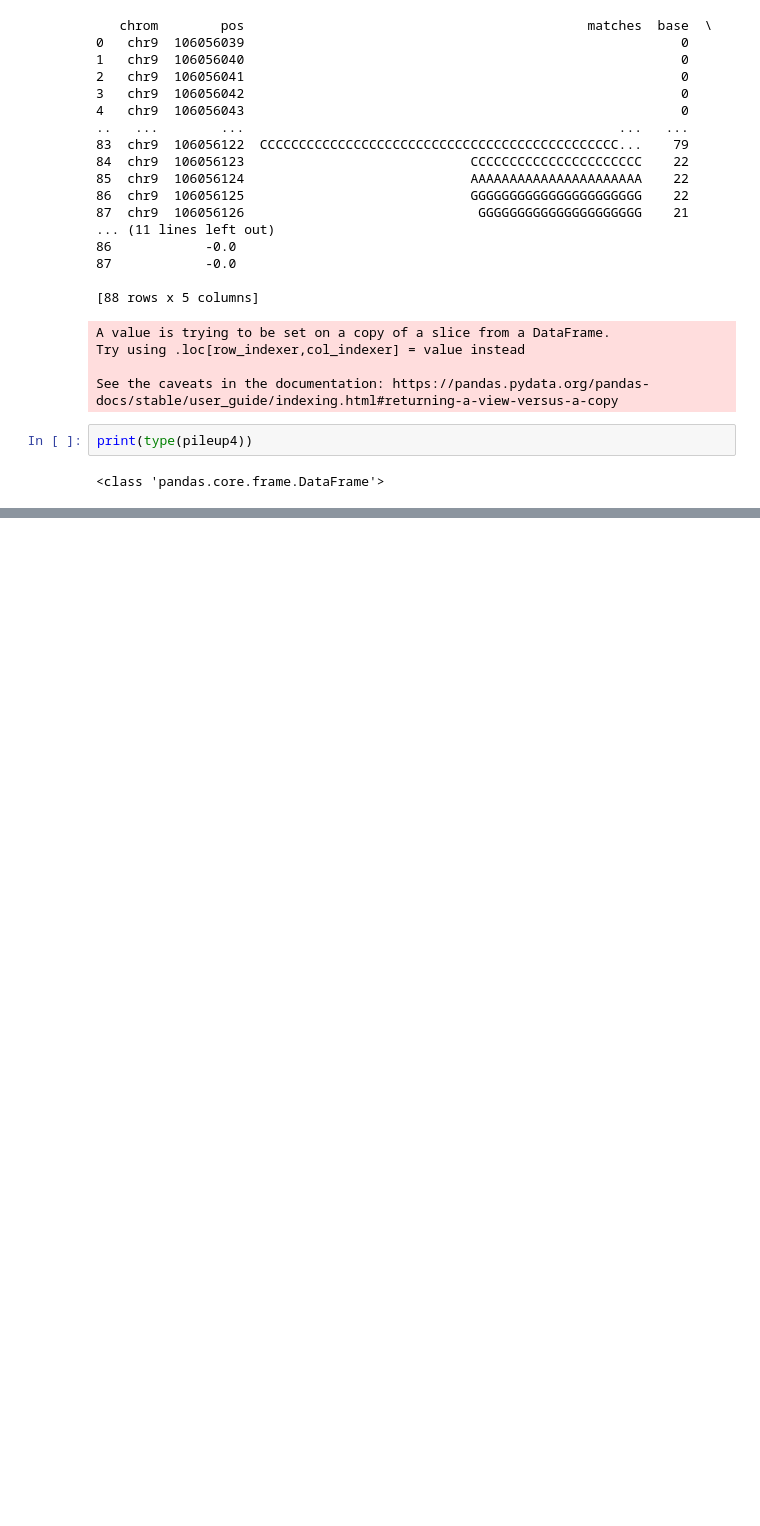
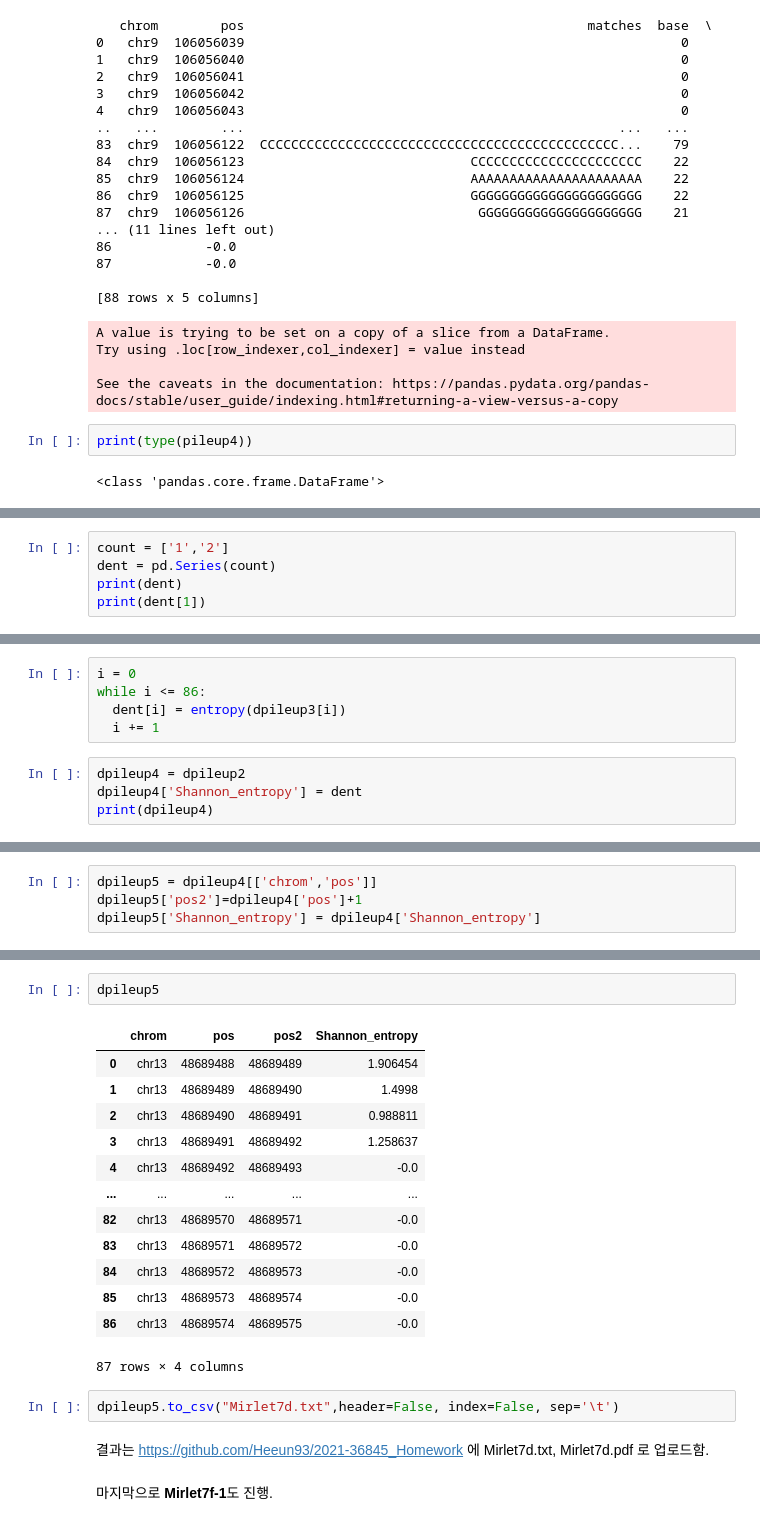
Before and after one commit to Heeun93/2021-36845_Homework, a Jupyter notebook: 220511_11th_weeks_homework_2021_36845_Heeun_Kwon.ipynb, the cells around one changed output, grey strips where cells are left out. Cells and saved outputs as stored; diff of their text form; blank space fills up the shorter version.

```diff
--- a/220511_11th_weeks_homework_2021_36845_Heeun_Kwon.ipynb
+++ b/220511_11th_weeks_homework_2021_36845_Heeun_Kwon.ipynb
@@ -417,0 +531,5 @@ pileup5.to_csv("test2.bam",header=False, index=False, sep='\t')
+# %%
+count = ['1','2']
+dent = pd.Series(count)
+print(dent)
+print(dent[1])
@@ -417,0 +541,9 @@ pileup5.to_csv("test2.bam",header=False, index=False, sep='\t')
+# %%
+i = 0
+while i <= 86:
+  dent[i] = entropy(dpileup3[i])
+  i += 1
+# %%
+dpileup4 = dpileup2
+dpileup4['Shannon_entropy'] = dent
+print(dpileup4)
@@ -417,0 +572,4 @@ pileup5.to_csv("test2.bam",header=False, index=False, sep='\t')
+# %%
+dpileup5 = dpileup4[['chrom','pos']]
+dpileup5['pos2']=dpileup4['pos']+1
+dpileup5['Shannon_entropy'] = dpileup4['Shannon_entropy']
@@ -417,0 +587,23 @@ pileup5.to_csv("test2.bam",header=False, index=False, sep='\t')
+# %%
+dpileup5
+# %% [output]
+|  | chrom | pos | pos2 | Shannon_entropy |
+| 0 | chr13 | 48689488 | 48689489 | 1.906454 |
+| 1 | chr13 | 48689489 | 48689490 | 1.4998 |
+| 2 | chr13 | 48689490 | 48689491 | 0.988811 |
+| 3 | chr13 | 48689491 | 48689492 | 1.258637 |
+| 4 | chr13 | 48689492 | 48689493 | -0.0 |
+| ... | ... | ... | ... | ... |
+| 82 | chr13 | 48689570 | 48689571 | -0.0 |
+| 83 | chr13 | 48689571 | 48689572 | -0.0 |
+| 84 | chr13 | 48689572 | 48689573 | -0.0 |
+| 85 | chr13 | 48689573 | 48689574 | -0.0 |
+| 86 | chr13 | 48689574 | 48689575 | -0.0 |
+87 rows × 4 columns
+# %%
+dpileup5.to_csv("Mirlet7d.txt",header=False, index=False, sep='\t')
+# %% [markdown]
+결과는 https://github.com/Heeun93/2021-36845_Homework 에
+Mirlet7d.txt, Mirlet7d.pdf 로 업로드함.
+# %% [markdown]
+마지막으로 **Mirlet7f-1**도 진행.
```
Also changed, not shown: parts of 74 cells of this notebook.
